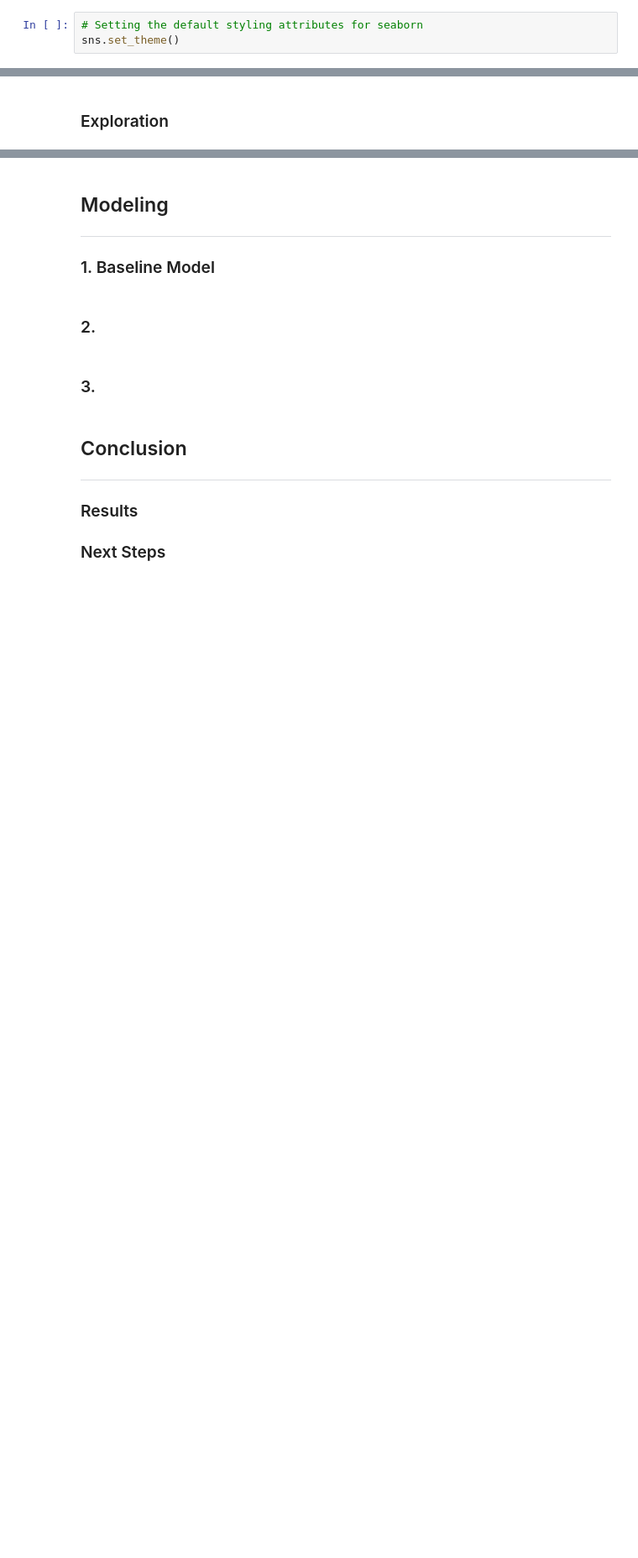
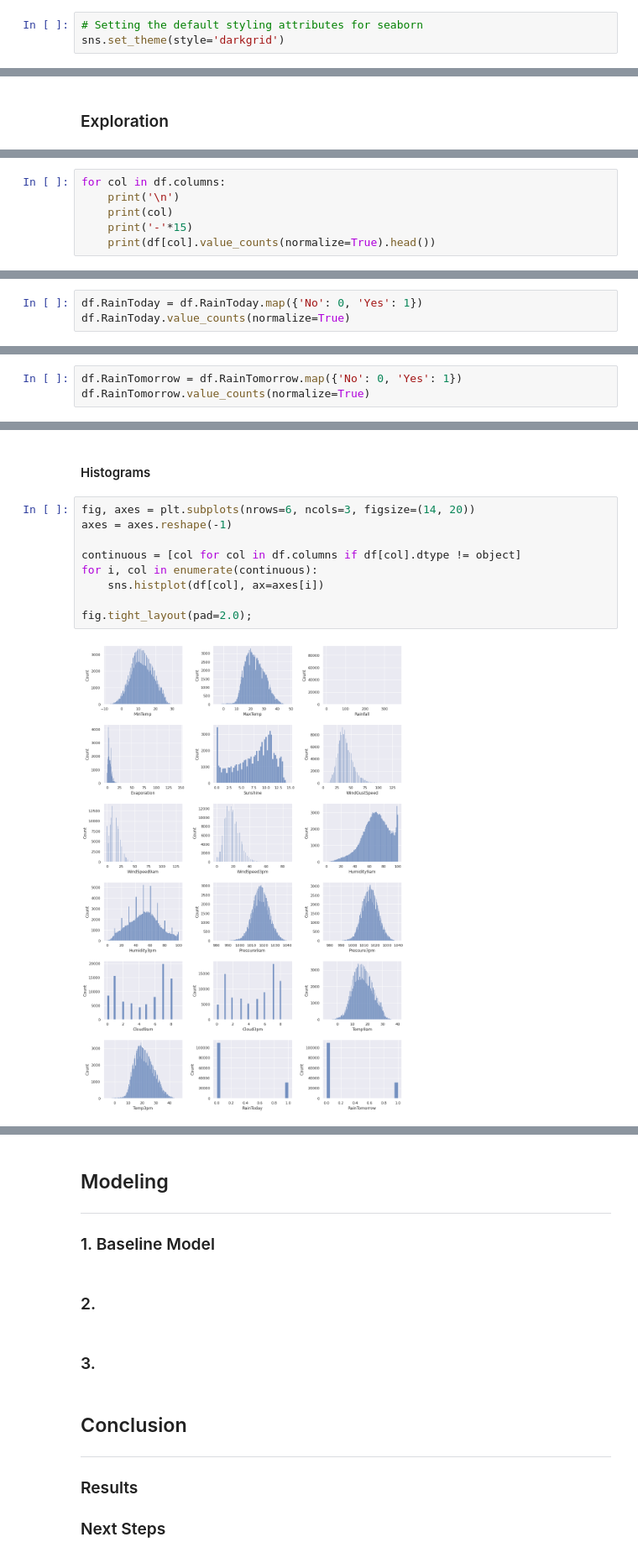
Before and after one commit to tjkyner/australian-rain-prediction, a Jupyter notebook: notebook.ipynb, the cells around one changed output, grey strips where cells are left out. Shown: that part at 84% size. Drawn from its saved outputs; the diff is of its cells as text; blank space fills up the shorter version.

```diff
--- a/notebook.ipynb
+++ b/notebook.ipynb
@@ -25,7 +25,7 @@ import matplotlib.pyplot as plt
 %matplotlib inline
 # %%
 # Setting the default styling attributes for seaborn
-sns.set_theme()
+sns.set_theme(style='darkgrid')
 # %%
 # Loading in the dataset
 df = pd.read_csv('weatherAUS.csv')
@@ -86,0 +162,6 @@ According to the author of the Kaggle dataset and the ["Notes to accompany Daily
+# %%
+for col in df.columns:
+    print('\n')
+    print(col)
+    print('-'*15)
+    print(df[col].value_counts(normalize=True).head())
@@ -86,0 +216,3 @@ According to the author of the Kaggle dataset and the ["Notes to accompany Daily
+# %%
+df.RainToday = df.RainToday.map({'No': 0, 'Yes': 1})
+df.RainToday.value_counts(normalize=True)
@@ -86,0 +223,3 @@ According to the author of the Kaggle dataset and the ["Notes to accompany Daily
+# %%
+df.RainTomorrow = df.RainTomorrow.map({'No': 0, 'Yes': 1})
+df.RainTomorrow.value_counts(normalize=True)
@@ -86,0 +230,13 @@ According to the author of the Kaggle dataset and the ["Notes to accompany Daily
+# %% [markdown]
+#### Histograms
+# %%
+fig, axes = plt.subplots(nrows=6, ncols=3, figsize=(14, 20))
+axes = axes.reshape(-1)
+
+continuous = [col for col in df.columns if df[col].dtype != object]
+for i, col in enumerate(continuous):
+    sns.histplot(df[col], ax=axes[i])
+
+fig.tight_layout(pad=2.0);
+# %% [output]
+[figure, added]
```
Also changed, not shown: parts of 27 cells of this notebook.
